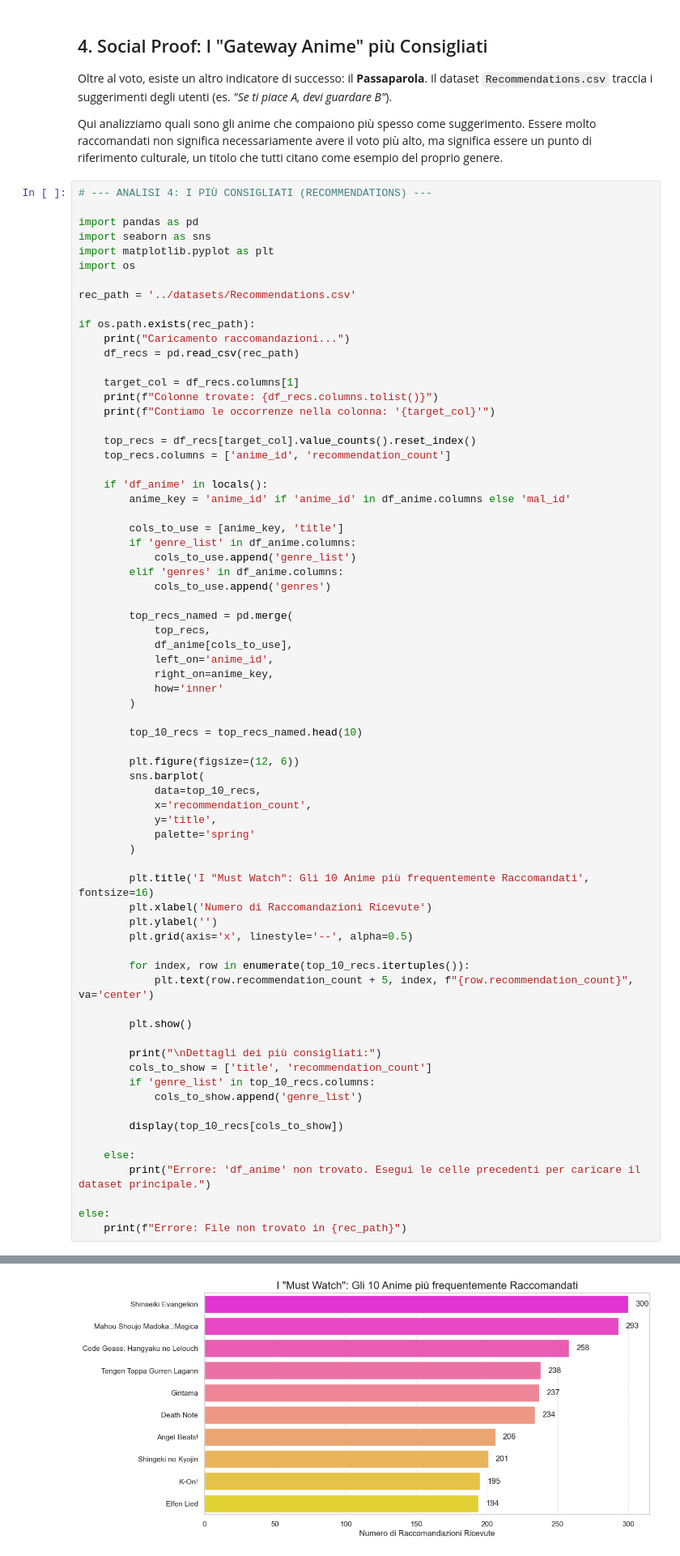
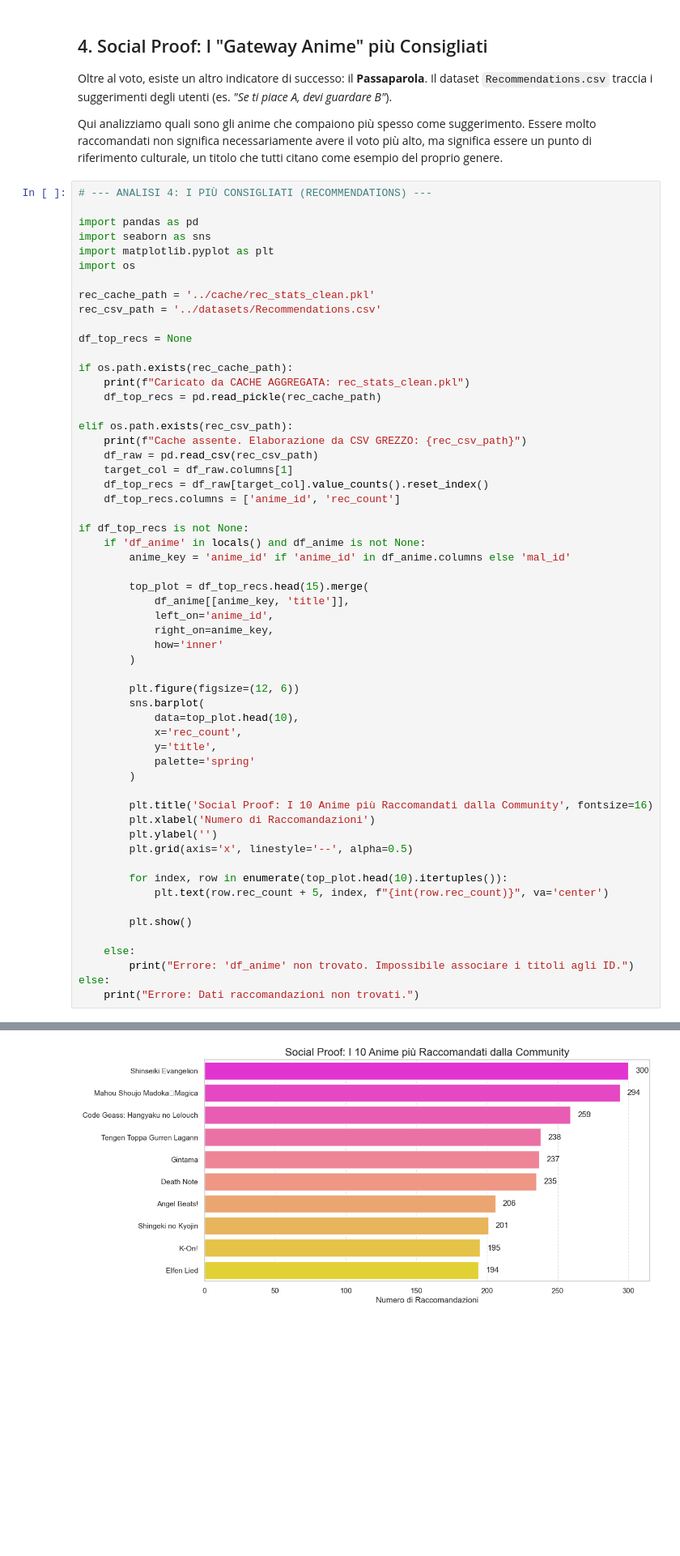
Before and after one commit to Meinuelss/Human-Computer-Interaction, a Jupyter notebook: solution/1_Fan_Analysis.ipynb, the cells around one changed output, grey strips where cells are left out. Shown at 81% size. Drawn from its saved outputs; the diff is of its cells as text; blank space fills up the shorter version.

Commit message:
Fix caricamento cache recommendations

```diff
--- a/solution/1_Fan_Analysis.ipynb
+++ b/solution/1_Fan_Analysis.ipynb
@@ -351,66 +350,53 @@ import seaborn as sns
 import matplotlib.pyplot as plt
 import os
 
-rec_path = '../datasets/Recommendations.csv'
+rec_cache_path = '../cache/rec_stats_clean.pkl'
+rec_csv_path = '../datasets/Recommendations.csv'
 
-if os.path.exists(rec_path):
-    print("Caricamento raccomandazioni...")
-    df_recs = pd.read_csv(rec_path)
+df_top_recs = None
 
-    target_col = df_recs.columns[1]
-    print(f"Colonne trovate: {df_recs.columns.tolist()}")
-    print(f"Contiamo le occorrenze nella colonna: '{target_col}'")
+if os.path.exists(rec_cache_path):
+    print(f"Caricato da CACHE AGGREGATA: rec_stats_clean.pkl")
+    df_top_recs = pd.read_pickle(rec_cache_path)
 
-    top_recs = df_recs[target_col].value_counts().reset_index()
-    top_recs.columns = ['anime_id', 'recommendation_count']
+elif os.path.exists(rec_csv_path):
+    print(f"Cache assente. Elaborazione da CSV GREZZO: {rec_csv_path}")
+    df_raw = pd.read_csv(rec_csv_path)
+    target_col = df_raw.columns[1]
+    df_top_recs = df_raw[target_col].value_counts().reset_index()
+    df_top_recs.columns = ['anime_id', 'rec_count']
 
-    if 'df_anime' in locals():
+if df_top_recs is not None:
+    if 'df_anime' in locals() and df_anime is not None:
         anime_key = 'anime_id' if 'anime_id' in df_anime.columns else 'mal_id'
 
-        cols_to_use = [anime_key, 'title']
-        if 'genre_list' in df_anime.columns:
-            cols_to_use.append('genre_list')
-        elif 'genres' in df_anime.columns:
-            cols_to_use.append('genres')
-
-        top_recs_named = pd.merge(
-            top_recs,
-            df_anime[cols_to_use],
+        top_plot = df_top_recs.head(15).merge(
+            df_anime[[anime_key, 'title']],
             left_on='anime_id',
             right_on=anime_key,
             how='inner'
         )
 
-        top_10_recs = top_recs_named.head(10)
-
         plt.figure(figsize=(12, 6))
         sns.barplot(
-            data=top_10_recs,
-            x='recommendation_count',
+            data=top_plot.head(10),
+            x='rec_count',
             y='title',
             palette='spring'
         )
 
-        plt.title('I "Must Watch": Gli 10 Anime più frequentemente Raccomandati', fontsize=16)
-        plt.xlabel('Numero di Raccomandazioni Ricevute')
+        plt.title('Social Proof: I 10 Anime più Raccomandati dalla Community', fontsize=16)
+        plt.xlabel('Numero di Raccomandazioni')
         plt.ylabel('')
         plt.grid(axis='x', linestyle='--', alpha=0.5)
 
-        for index, row in enumerate(top_10_recs.itertuples()):
-            plt.text(row.recommendation_count + 5, index, f"{row.recommendation_count}", va='center')
+        for index, row in enumerate(top_plot.head(10).itertuples()):
+            plt.text(row.rec_count + 5, index, f"{int(row.rec_count)}", va='center')
 
         plt.show()
 
-        print("\nDettagli dei più consigliati:")
-        cols_to_show = ['title', 'recommendation_count']
-        if 'genre_list' in top_10_recs.columns:
-            cols_to_show.append('genre_list')
-
-        display(top_10_recs[cols_to_show])
-
     else:
-        print("Errore: 'df_anime' non trovato. Esegui le celle precedenti per caricare il dataset principale.")
-
+        print("Errore: 'df_anime' non trovato. Impossibile associare i titoli agli ID.")
 else:
-    print(f"Errore: File non trovato in {rec_path}")
+    print("Errore: Dati raccomandazioni non trovati.")
 # %% [output]
@@ -420 +404 @@ Contiamo le occorrenze nella colonna: 'recommendation_mal_id'
-[figure, old version]
+[figure, new version]
```
Also changed, not shown: parts of 5 cells of this notebook.
